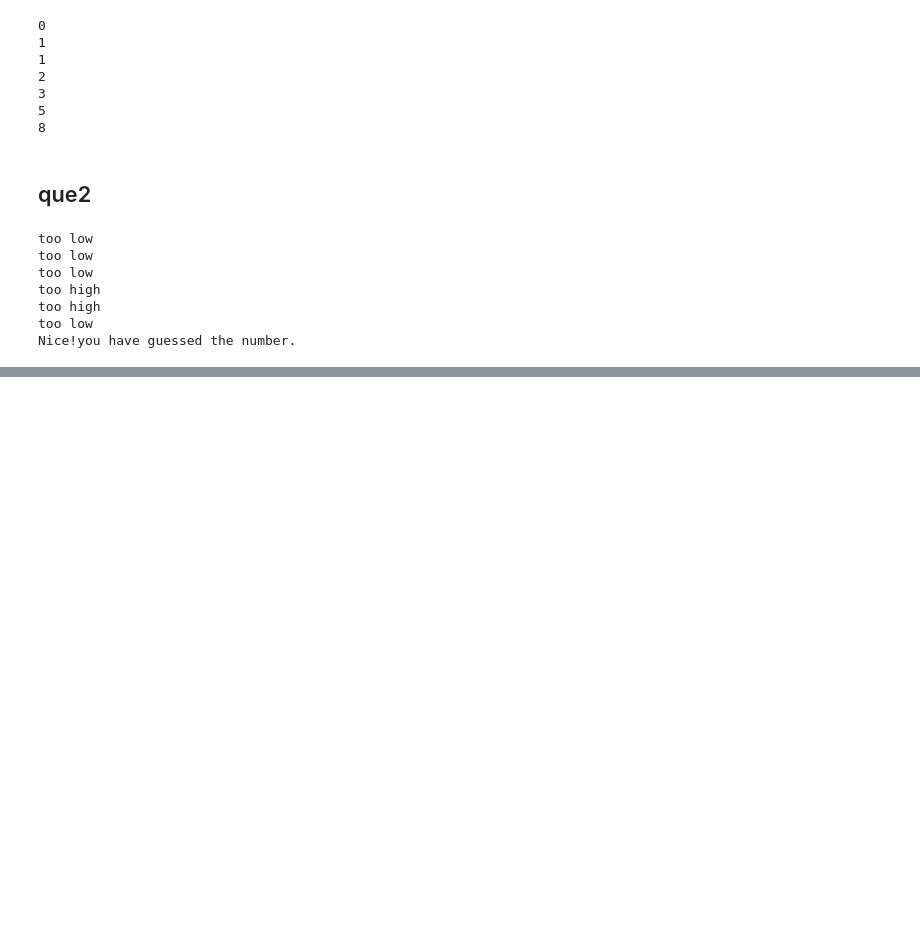
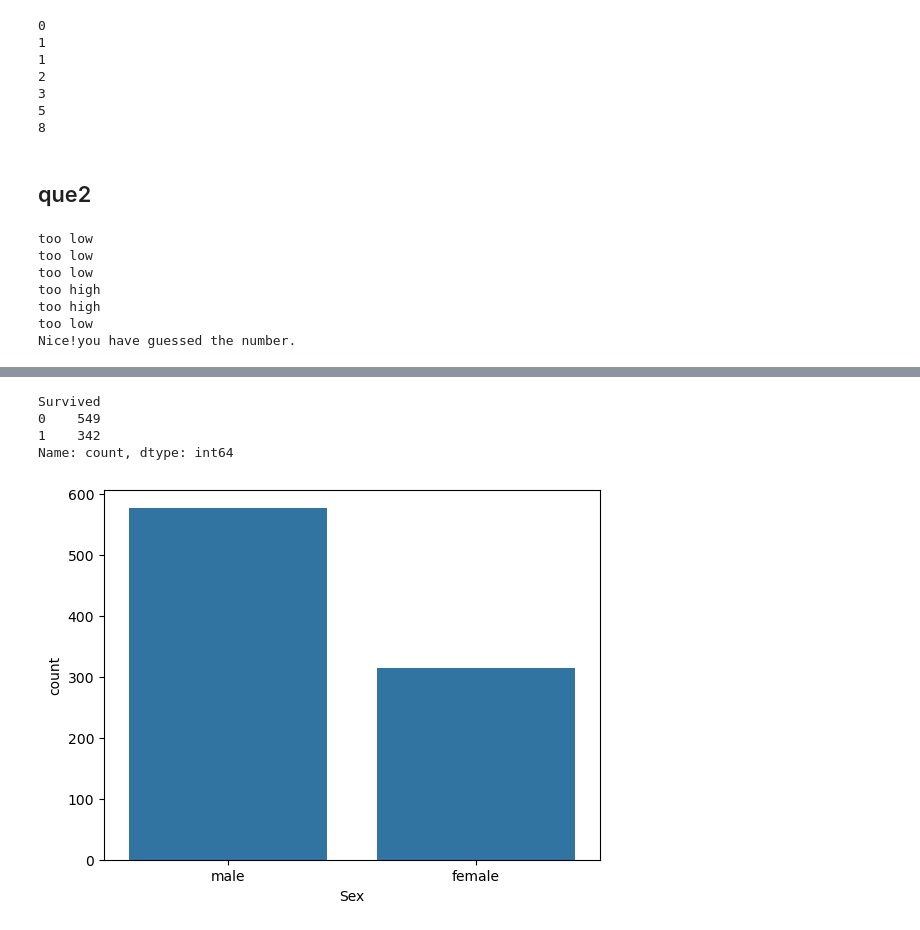
Before and after one commit to Saurrya/DataSciencelab, a Jupyter notebook: test.ipynb, the cells around one changed output, grey strips where cells are left out. Saved outputs shown, nothing was run; the diff lists cells and outputs as text; code cells hidden in the pictures; blank space fills up the shorter version.

```diff
--- a/test.ipynb
+++ b/test.ipynb
@@ -198,0 +259,10 @@ Nice!you have guessed the number.
+# %%
+# Load dataset
+
+# Load dataset
+def load_dataset(file_path):
+  return pd.read_csv(file_path)
+
+
+df = load_dataset("./titanic.csv") #file path lekhne
+df.head(5)
@@ -198,0 +276,10 @@ Nice!you have guessed the number.
+# %%
+# countplot (Survived data) Dataset Titanic
+sns.countplot(data=df, x='Sex')
+df['Survived'].value_counts()
+# %% [output]
+Survived
+0    549
+1    342
+Name: count, dtype: int64
+[figure, added]
```
Also changed, not shown: parts of 32 cells of this notebook, 2 other files.
